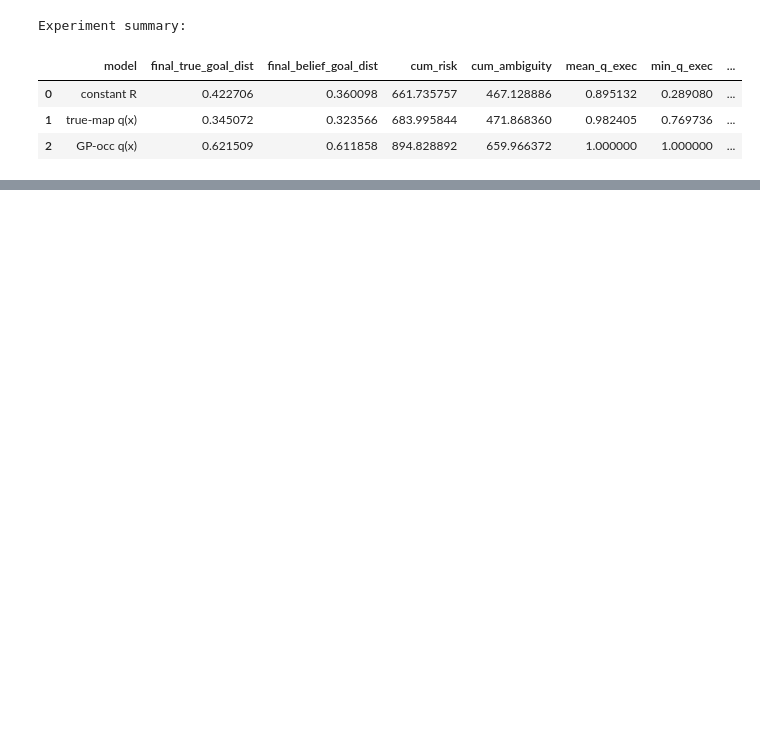
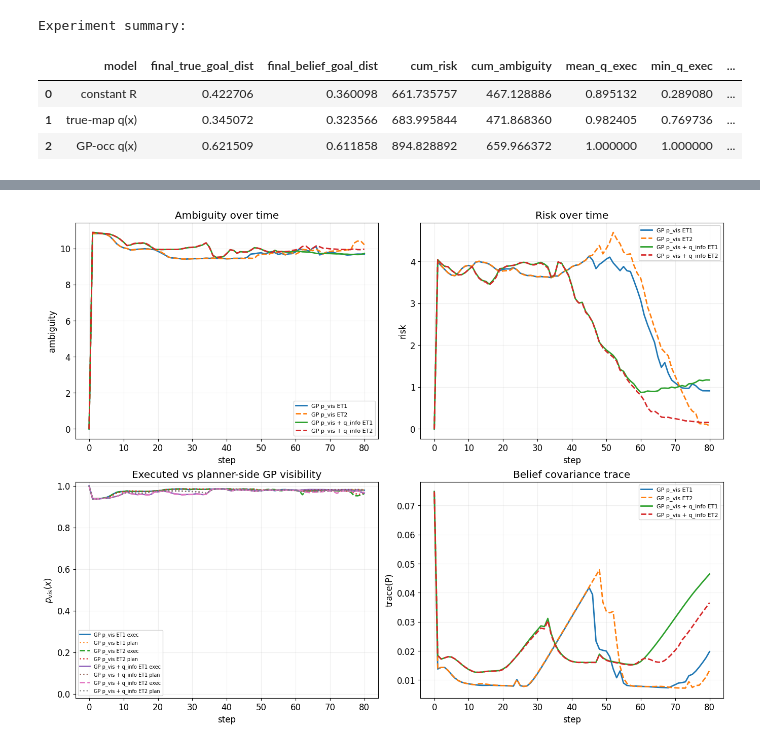
Before and after one commit to JoostLeliveld/UnembodiedNavigation, a Jupyter notebook: scripts/gp-occupancy-full-efe-experiment.ipynb, the cells around one changed output, grey strips where cells are left out. Drawn from its saved outputs; the diff is of its cells as text; code cells hidden in the pictures; blank space fills up the shorter version.

```diff
--- a/scripts/gp-occupancy-full-efe-experiment.ipynb
+++ b/scripts/gp-occupancy-full-efe-experiment.ipynb
@@ -1453,0 +2178,72 @@ Experiment summary:
+# %%
+# Time-series comparison
+
+fig, axes = plt.subplots(2, 2, figsize=(13.5, 10.2), constrained_layout=True)
+
+for model_label in model_order:
+    for approx_name, style in [("ET1", "-"), ("ET2", "--")]:
+        res = et_compare[model_label][approx_name]
+        axes[0, 0].plot(
+            res["ambiguity_runtime"],
+            linestyle=style,
+            linewidth=2,
+            label=f"{model_label} {approx_name}",
+        )
+axes[0, 0].set_title("Ambiguity over time")
+axes[0, 0].set_xlabel("step")
+axes[0, 0].set_ylabel("ambiguity")
+axes[0, 0].legend(fontsize=8)
+
+for model_label in model_order:
+    for approx_name, style in [("ET1", "-"), ("ET2", "--")]:
+        res = et_compare[model_label][approx_name]
+        axes[0, 1].plot(
+            res["risk_runtime"],
+            linestyle=style,
+            linewidth=2,
+            label=f"{model_label} {approx_name}",
+        )
+axes[0, 1].set_title("Risk over time")
+axes[0, 1].set_xlabel("step")
+axes[0, 1].set_ylabel("risk")
+axes[0, 1].legend(fontsize=8)
+
+for model_label in model_order:
+    for approx_name, style in [("ET1", "-"), ("ET2", "--")]:
+        res = et_compare[model_label][approx_name]
+        axes[1, 0].plot(
+            res["p_vis_exec_runtime"],
+            linestyle=style,
+            linewidth=2,
+            label=f"{model_label} {approx_name} exec",
+        )
+        axes[1, 0].plot(
+            res["p_vis_plan_runtime"],
+            linestyle=":",
+            linewidth=1.8,
+            alpha=0.9,
+            label=f"{model_label} {approx_name} plan",
+        )
+axes[1, 0].set_title("Executed vs planner-side GP visibility")
+axes[1, 0].set_xlabel("step")
+axes[1, 0].set_ylabel("$p_{vis}(x)$")
+axes[1, 0].set_ylim(-0.02, 1.02)
+axes[1, 0].legend(fontsize=7)
+
+for model_label in model_order:
+    for approx_name, style in [("ET1", "-"), ("ET2", "--")]:
+        res = et_compare[model_label][approx_name]
+        axes[1, 1].plot(
+            covariance_trace_series(res["covs"]),
+            linestyle=style,
+            linewidth=2,
+            label=f"{model_label} {approx_name}",
+        )
+axes[1, 1].set_title("Belief covariance trace")
+axes[1, 1].set_xlabel("step")
+axes[1, 1].set_ylabel("trace(P)")
+axes[1, 1].legend(fontsize=8)
+
+plt.show()
+# %% [output]
+[figure, added]
```
Also changed, not shown: parts of 12 cells of this notebook, 8 other files.
